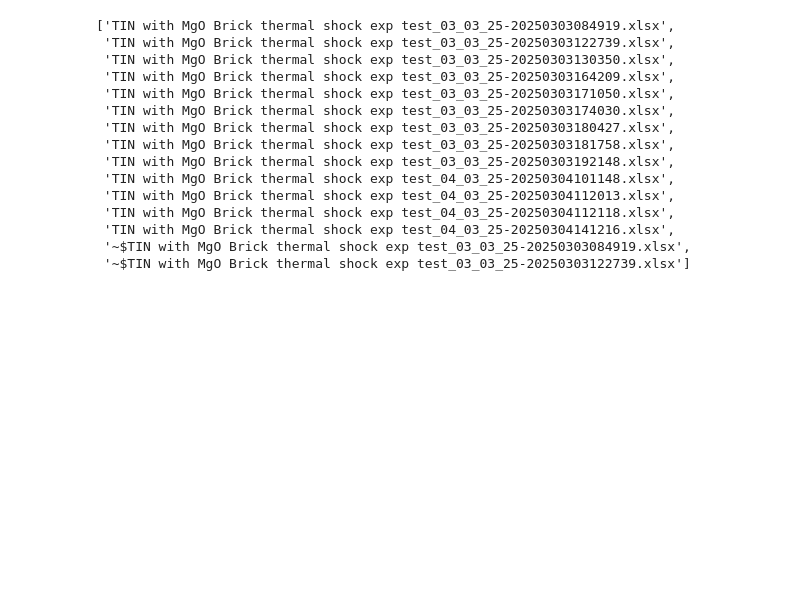
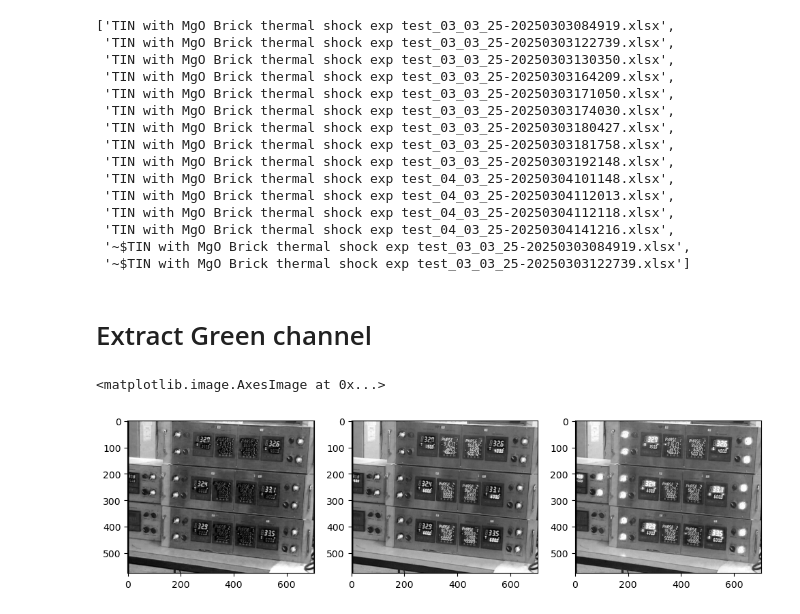
Before and after one commit to muthuganeshece/CVProjects, a Jupyter notebook: DigitalMeterReading/Notebook/FeasibilityStudy.ipynb, the cells around one changed output. Cells and saved outputs as stored; diff of their text form; code cells hidden in the pictures; blank space fills up the shorter version.

```diff
--- a/DigitalMeterReading/Notebook/FeasibilityStudy.ipynb
+++ b/DigitalMeterReading/Notebook/FeasibilityStudy.ipynb
@@ -247,3 +247,16 @@ os.listdir(r"F:\Work\DHR\Experiment\Results\ThermalShock")
 data = pd.read_excel(r"F:\Work\DHR\Experiment\Results\ThermalShock\TIN with MgO Brick thermal shock exp test_03_03_25-20250303084919.xlsx")
 # %%
 data.head()
+# %% [markdown]
+# Extract Green channel
+# %%
+plt.figure(figsize=(12,4))
+plt.subplot(1,3,1)
+plt.imshow(img[:,:,0], cmap='gray')
+plt.subplot(1,3,2)
+plt.imshow(img[:,:,1], cmap='gray')
+plt.subplot(1,3,3)
+plt.imshow(img[:,:,2], cmap='gray')
+# %% [output]
+<matplotlib.image.AxesImage at 0x...>
+[figure, added]
```
Also changed, not shown: parts of 16 cells of this notebook.
